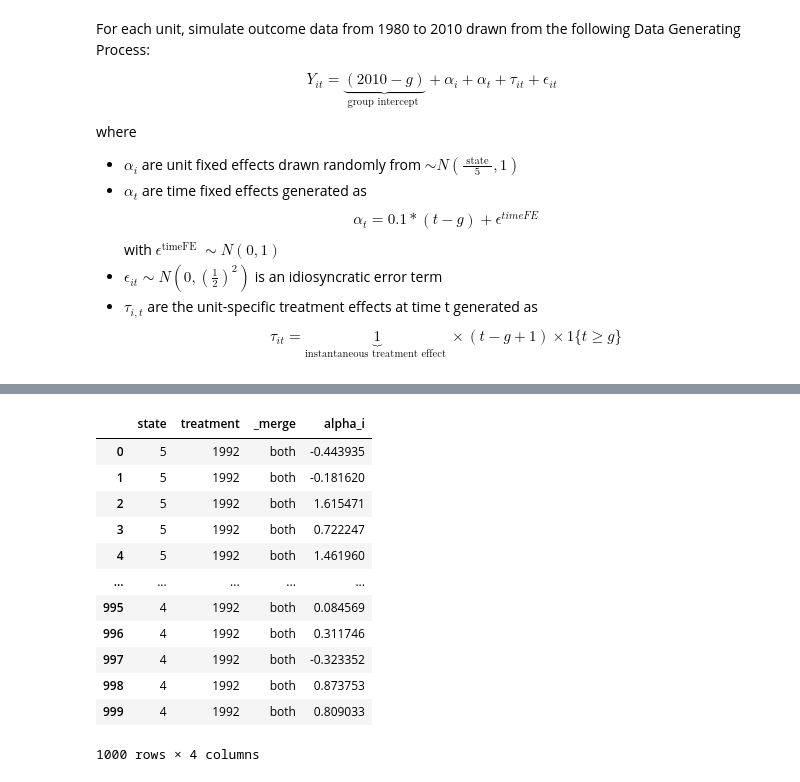
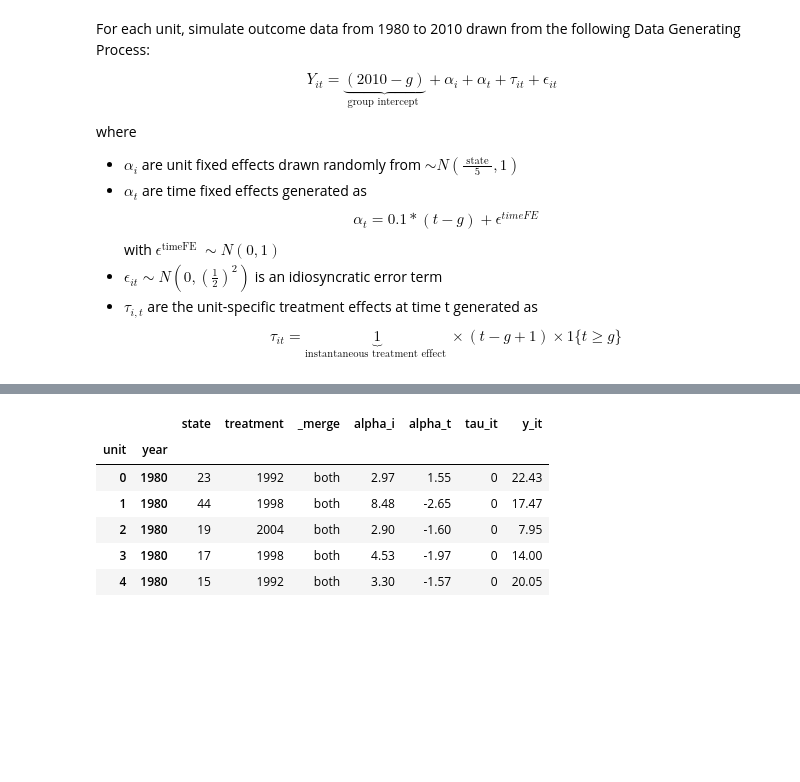
Before and after one commit to jmquintero925/Metrics-III, a Jupyter notebook: ps4/Pset 4 - Q2.ipynb, the cells around one changed output, grey strips where cells are left out. Saved outputs shown, nothing was run; the diff lists cells and outputs as text; code cells hidden in the pictures; blank space fills up the shorter version.

```diff
--- a/ps4/Pset 4 - Q2.ipynb
+++ b/ps4/Pset 4 - Q2.ipynb
@@ -15,6 +15,19 @@ Steps for data-generation:
 import numpy as np
 import pandas as pd
 import seaborn as sns
+import matplotlib.pyplot as plt
+
+import statsmodels.formula.api as smf     # for the ols and robust ols model
+
+# Pandas display options
+pd.options.display.float_format = '{:.2f}'.format
+
+# Adjust default figure size
+sns.set(rc={'figure.figsize':(11.7,8.27)})
+sns.set_context("notebook")
+
+# Figure style
+sns.set_style("whitegrid")
 # %%
 # PARAMETERS
 T = 30 # number of periods
@@ -109,16 +154,11 @@ ValueError: The truth value of a Series is ambiguous. Use a.empty, a.bool(), a.i
-# %%
-df_unit
-# %% [output]
-|  | state | treatment | _merge | alpha_i |
-| 0 | 5 | 1992 | both | -0.443935 |
-| 1 | 5 | 1992 | both | -0.181620 |
-| 2 | 5 | 1992 | both | 1.615471 |
-| 3 | 5 | 1992 | both | 0.722247 |
-| 4 | 5 | 1992 | both | 1.461960 |
-| ... | ... | ... | ... | ... |
-| 995 | 4 | 1992 | both | 0.084569 |
-| 996 | 4 | 1992 | both | 0.311746 |
-| 997 | 4 | 1992 | both | -0.323352 |
-| 998 | 4 | 1992 | both | 0.873753 |
-| 999 | 4 | 1992 | both | 0.809033 |
-1000 rows × 4 columns
+# %%
+df = MCsim(df_unit).df
+df.head()
+# %% [output]
+|  |  | state | treatment | _merge | alpha_i | alpha_t | tau_it | y_it |
+| unit | year |  |  |  |  |  |  |  |
+| 0 | 1980 | 23 | 1992 | both | 2.97 | 1.55 | 0 | 22.43 |
+| 1 | 1980 | 44 | 1998 | both | 8.48 | -2.65 | 0 | 17.47 |
+| 2 | 1980 | 19 | 2004 | both | 2.90 | -1.60 | 0 | 7.95 |
+| 3 | 1980 | 17 | 1998 | both | 4.53 | -1.97 | 0 | 14.00 |
+| 4 | 1980 | 15 | 1992 | both | 3.30 | -1.57 | 0 | 20.05 |
```
Also changed, not shown: parts of 20 cells of this notebook.
